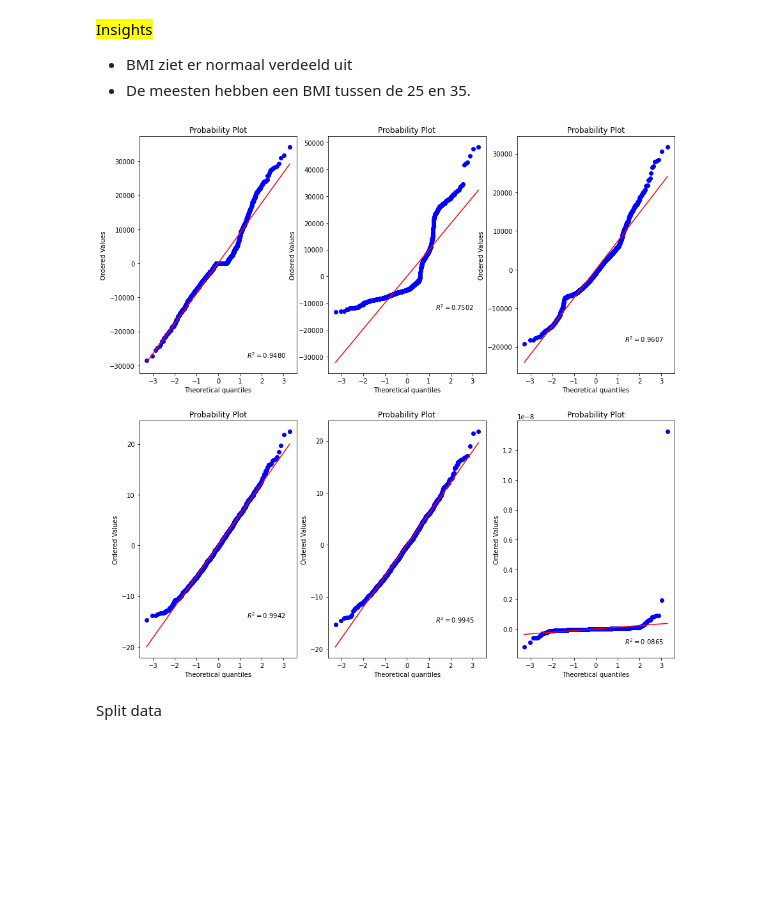
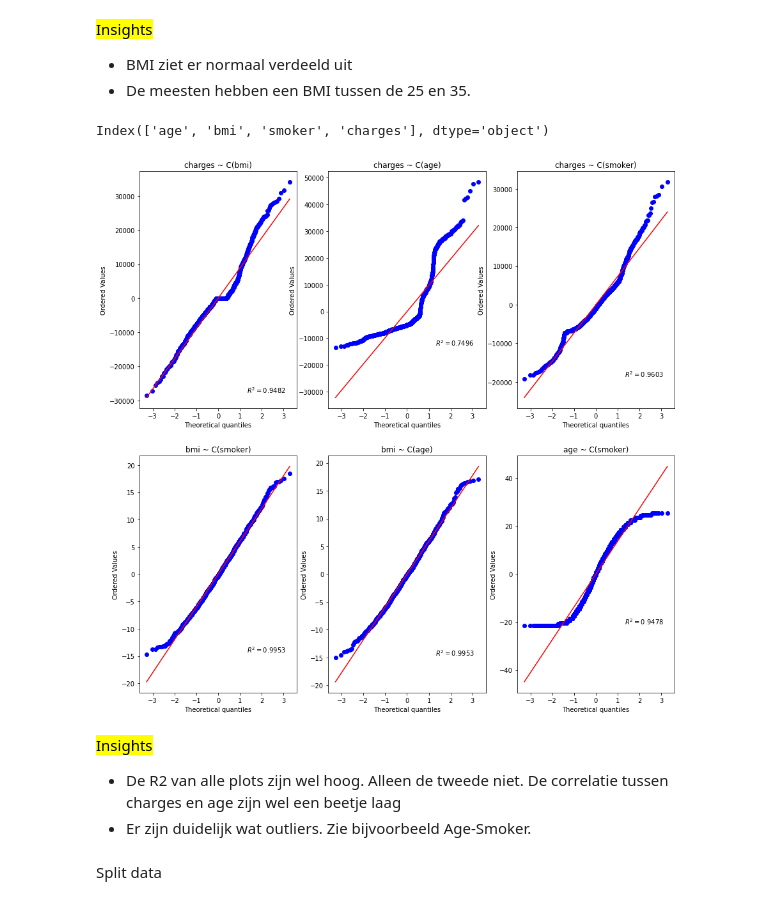
Before and after one commit to Mysurii/Minoi-AAI, a Jupyter notebook: Machine Learning/medical-cost.ipynb, the cells around one changed output. Cells and saved outputs as stored; diff of their text form; code cells hidden in the pictures; blank space fills up the shorter version.

Commit message:
insights update on medical cost

```diff
--- a/Machine Learning/medical-cost.ipynb
+++ b/Machine Learning/medical-cost.ipynb
@@ -319,34 +319,48 @@ data.head()
 
 - BMI ziet er normaal verdeeld uit
 - De meesten hebben een BMI tussen de 25 en 35.
+# %%
+data.columns
+# %% [output]
+Index(['age', 'bmi', 'smoker', 'charges'], dtype='object')
 # %%
 import statsmodels.formula.api as smf
 from scipy import stats
 
 fig, axes = plt.subplots(2, 3, figsize=(15,15))
 
 reg_test = smf.ols("charges ~ C(bmi)", data=data).fit()
 normality_plot, stat = stats.probplot(reg_test.resid, plot=axes[0][0], rvalue=True)
+axes[0][0].set_title('charges ~ C(bmi)')
 
 reg_test = smf.ols("charges ~ C(age)", data=data).fit()
 normality_plot, stat = stats.probplot(reg_test.resid, plot=axes[0][1], rvalue=True)
+axes[0][1].set_title('charges ~ C(age)')
 
 reg_test = smf.ols("charges ~ C(smoker)", data=data).fit()
 normality_plot, stat = stats.probplot(reg_test.resid, plot=axes[0][2], rvalue=True)
+axes[0][2].set_title('charges ~ C(smoker)')
 
 reg_test = smf.ols("bmi ~ C(smoker)", data=data).fit()
 normality_plot, stat = stats.probplot(reg_test.resid, plot=axes[1][0], rvalue=True)
+axes[1][0].set_title('bmi ~ C(smoker)')
 
 reg_test = smf.ols("bmi ~ C(age)", data=data).fit()
 normality_plot, stat = stats.probplot(reg_test.resid, plot=axes[1][1], rvalue=True)
+axes[1][1].set_title('bmi ~ C(age)')
 
-
-reg_test = smf.ols("charges ~ C(charges)", data=data).fit()
+reg_test = smf.ols("age ~ C(smoker)", data=data).fit()
 normality_plot, stat = stats.probplot(reg_test.resid, plot=axes[1][2], rvalue=True)
+axes[1][2].set_title('age ~ C(smoker)')
 
 plt.show()
 # %% [output]
-[figure, old version]
+[figure, new version]
+# %% [markdown]
+<mark>Insights<mark>
+
+- De R2 van alle plots zijn wel hoog. Alleen de tweede niet. De correlatie tussen charges en age zijn wel een beetje laag
+- Er zijn duidelijk wat outliers. Zie bijvoorbeeld Age-Smoker.
 # %% [markdown]
 Split data
 # %%
```
Also changed, not shown: parts of 5 cells of this notebook.
